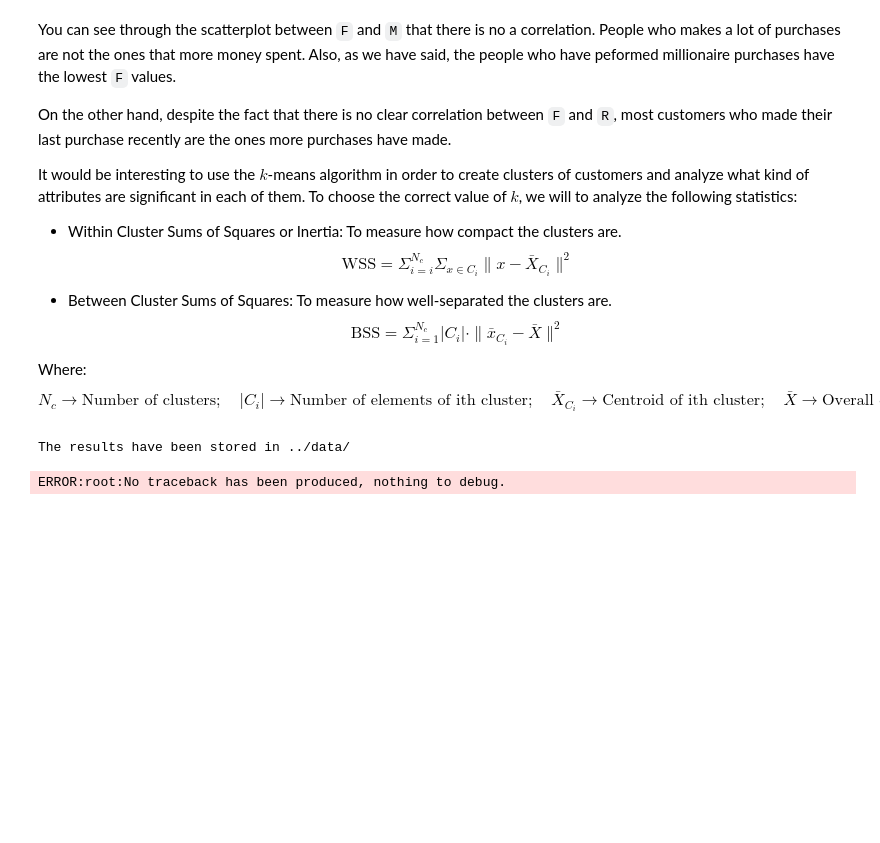
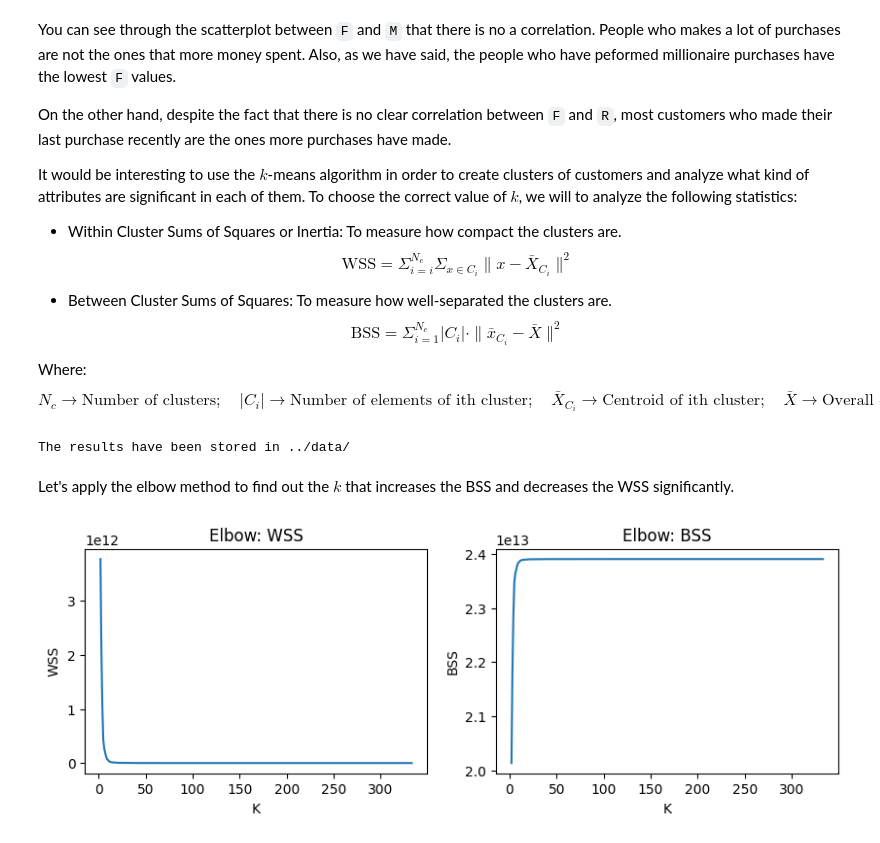
Before and after one commit to CarlosFOL/Recommender_System, a Jupyter notebook: notebooks/expl_analysis.ipynb, the cells around one changed output. Drawn from its saved outputs; the diff is of its cells as text; code cells hidden in the pictures; blank space fills up the shorter version.

Commit message:
Analyze results of kmeans

```diff
--- a/notebooks/expl_analysis.ipynb
+++ b/notebooks/expl_analysis.ipynb
@@ -248,13 +249,14 @@ Where: $$N_c\rightarrow\text{Number of clusters};\quad|C_i|\rightarrow\text{Numb
 
 data_path = os.path.abspath(os.path.join(os.getcwd(), "../data"))
 files = set(os.listdir(data_path))
+# Training data
+np.random.seed(123)
+sample = np.random.choice(range(1, n + 1),
+                          size = round(n*0.2),
+                          replace = False)
+X_train = df_users.loc[sample, ["R", "F", "M"]]
 if "kmeans.csv" not in files:
-    np.random.seed(123)
-    sample = np.random.choice(range(1, n + 1),
-                          size = round(n*0.2),
-                          replace = True)
     # Set training data
-    X = df_users.loc[sample, ["R", "F", "M"]]
     start = time_ns()
 
     WSS, BSS = kmeans_statistics(X)
@@ -267,6 +269,33 @@ else:
     print("The results have been stored in ../data/")
 # %% [output]
 The results have been stored in ../data/
+# %% [markdown]
+Let's apply the elbow method to find out the $k$ that increases the BSS and decreases the WSS significantly.
 # %%
+# Load the results of k-means:
+df_kmeans = pd.read_csv("../data/kmeans.csv")
+df_kmeans.drop("Unnamed: 0", axis = 1, inplace=True)
+df_kmeans["K"] = range(2, df_kmeans.shape[0] + 2)
+# Graph
+def plot_kmeans_stats(df_kmeans: pd.DataFrame):
+    """
+    Apply the elbow method to find out the best k according
+    to the WSS and BSS
+
+    Parameters
+    ----------
+    df_kmeans: pd.DataFrame
+        Contain the values of the statisticians.
+    """
+    fig, [ax1, ax2] = plt.subplots(1, 2, figsize = (10, 3))
+    for ax, stat in [(ax1, "WSS"), (ax2, "BSS")]:
+        ax.plot(df_kmeans["K"], df_kmeans[stat])
+        ax.set_title(f"Elbow: {stat}")
+        ax.set_xlabel("K")
+        ax.set_ylabel(stat)
+    plt.show()
+
+# Considering all the k
+plot_kmeans_stats(df_kmeans)
 # %% [output]
-ERROR:root:No traceback has been produced, nothing to debug.
+[figure, added]
```
Also changed, not shown: parts of 5 cells of this notebook, 1 other file.
